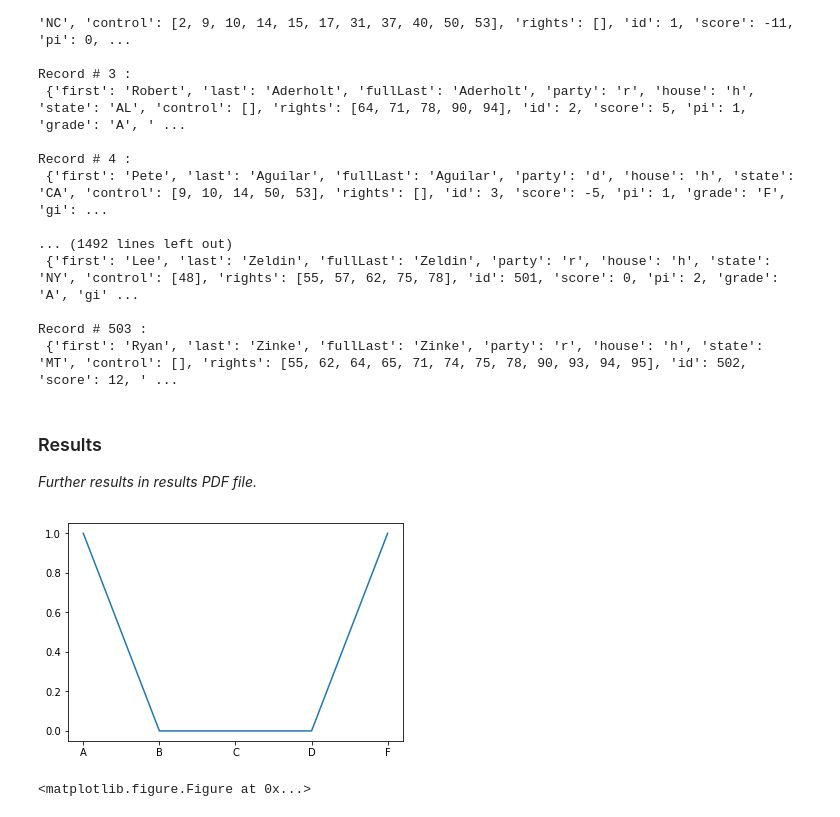
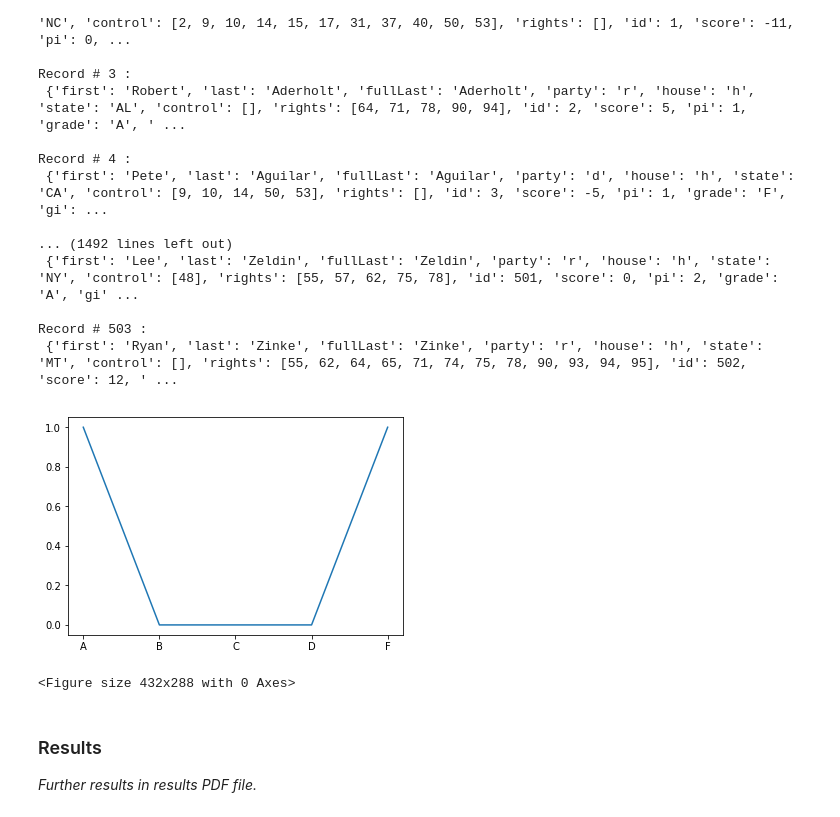
Before and after one commit to SchillingEnterprises/Gymkhana_Stampede, a Jupyter notebook: Jupyter Notebook/Mass Shootings/MassShootings.ipynb, the cells around one changed output. Saved outputs shown, nothing was run; the diff lists cells and outputs as text; code cells hidden in the pictures.

```diff
--- a/Jupyter Notebook/Mass Shootings/MassShootings.ipynb
+++ b/Jupyter Notebook/Mass Shootings/MassShootings.ipynb
@@ -304,37 +304,37 @@ Record # 4 :
 
 Record # 503 :
  {'first': 'Ryan', 'last': 'Zinke', 'fullLast': 'Zinke', 'party': 'r', 'house': 'h', 'state': 'MT', 'control': [], 'rights': [55, 62, 64, 65, 71, 74, 75, 78, 90, 93, 94, 95], 'id': 502, 'score': 12, ' ...
+# %%
+from collections import Counter
+
+counter = Counter(str(["grade"] for item in row))
+
+# Separate out the counter to order it correctly when plotting.
+data_list = [counter["A"],
+             counter["B"],
+             counter["C"],
+             counter["D"],
+             counter["F"]
+             ]
+grade_tuple = tuple(["A", "B", "C", "D", "F"])
+
+# Assign the data to a plot
+plt.plot(data_list)
+
+# Assign labels to the plot
+plt.xticks(range(len(grade_tuple[0:5])), grade_tuple)
+
+plt.show()
+
+# Save the plot!
+plt.savefig("Grades.png")
+
+# Close figure
+plt.clf()
+# %% [output]
+[figure, added]
+<Figure size 432x288 with 0 Axes>
 # %% [markdown]
 ### Results
 
 *Further results in results PDF file.*
-# %%
-from collections import Counter
-
-counter = Counter(str(["grade"] for item in row))
-
-# Separate out the counter to order it correctly when plotting.
-data_list = [counter["A"],
-             counter["B"],
-             counter["C"],
-             counter["D"],
-             counter["F"]
-             ]
-grade_tuple = tuple(["A", "B", "C", "D", "F"])
-
-# Assign the data to a plot
-plt.plot(data_list)
-
-# Assign labels to the plot
-plt.xticks(range(len(grade_tuple)), grade_tuple)
-
-plt.show()
-
-# Save the plot!
-plt.savefig("Grades.png")
-
-# Close figure
-plt.clf()
-# %% [output]
-[figure, removed]
-<matplotlib.figure.Figure at 0x...>
```
Also changed, not shown: parts of 1 cell of this notebook.
